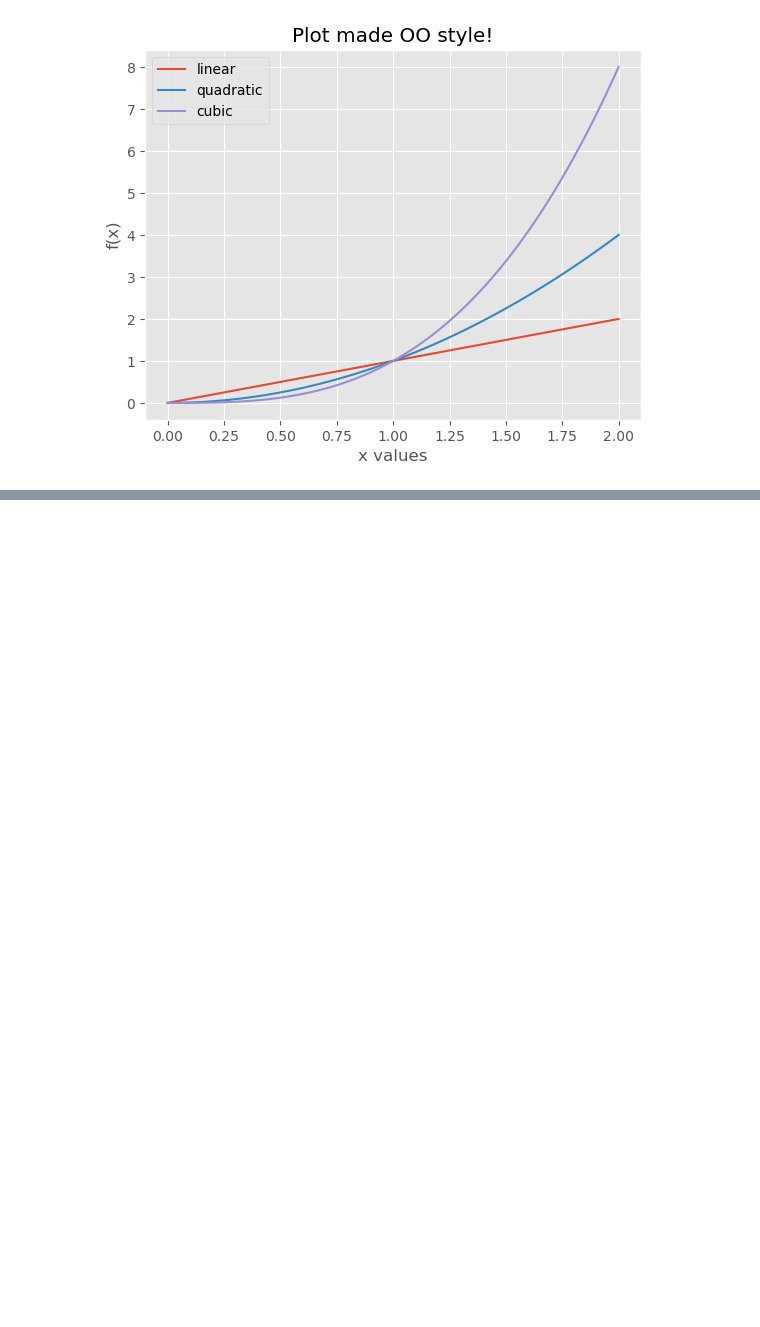
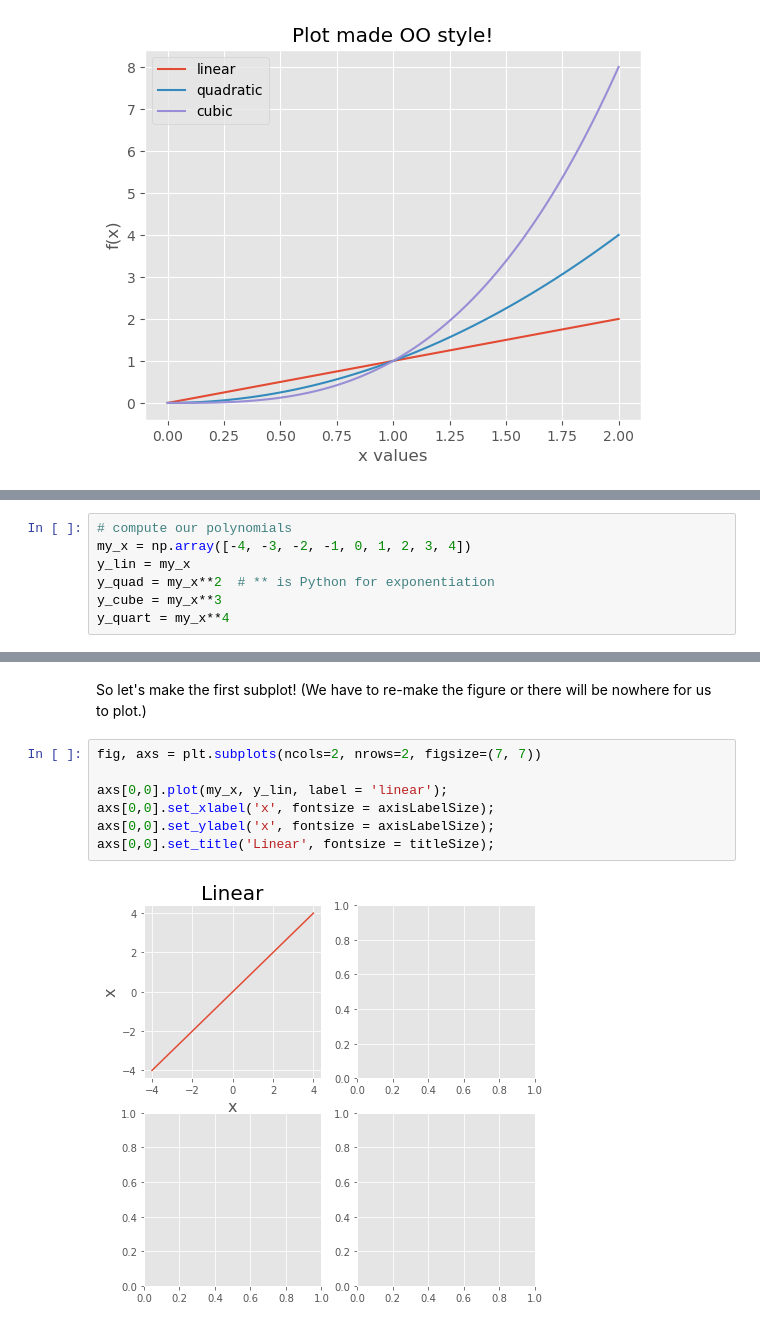
Before and after one commit to psychdatascience/FDS-CourseOne, a Jupyter notebook: tutorial015.ipynb, the cells around one changed output, grey strips where cells are left out. Saved outputs shown, nothing was run; the diff lists cells and outputs as text; blank space fills up the shorter version.

```diff
--- a/tutorial015.ipynb
+++ b/tutorial015.ipynb
@@ -533,0 +551,7 @@ Mul
+# %%
+# compute our polynomials
+my_x = np.array([-4, -3, -2, -1, 0, 1, 2, 3, 4])
+y_lin = my_x
+y_quad = my_x**2  # ** is Python for exponentiation
+y_cube = my_x**3
+y_quart = my_x**4
@@ -533,0 +582,11 @@ Mul
+# %% [markdown]
+So let's make the first subplot! (We have to re-make the figure or there will be nowhere for us to plot.)
+# %%
+fig, axs = plt.subplots(ncols=2, nrows=2, figsize=(7, 7))
+
+axs[0,0].plot(my_x, y_lin, label = 'linear');
+axs[0,0].set_xlabel('x', fontsize = axisLabelSize);
+axs[0,0].set_ylabel('x', fontsize = axisLabelSize);
+axs[0,0].set_title('Linear', fontsize = titleSize);
+# %% [output]
+[figure, added]
```
Also changed, not shown: parts of 23 cells of this notebook.
